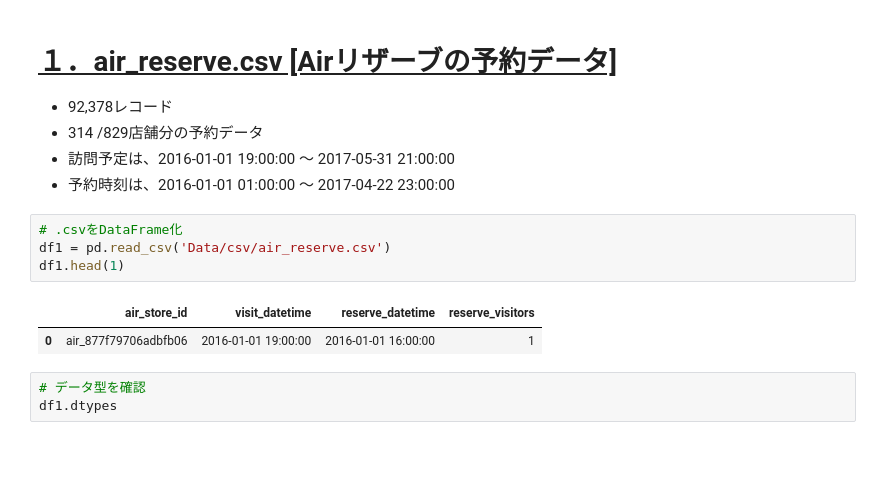
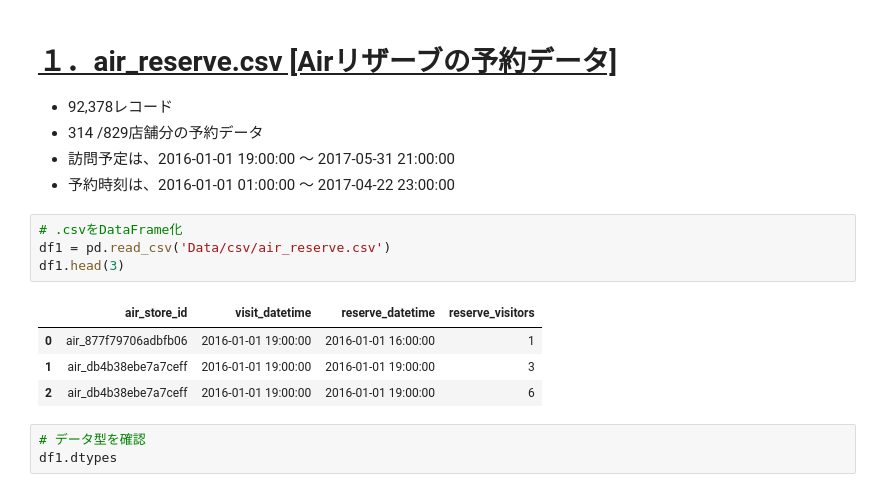
Before and after one commit to selectfromwhere/Restaurant_Visitor_Forecasting, a Jupyter notebook: check_data_fix.ipynb, the cells around one changed output. Cells and saved outputs as stored; diff of their text form; blank space fills up the shorter version.

```diff
--- a/check_data_fix.ipynb
+++ b/check_data_fix.ipynb
@@ -26,10 +77,12 @@ sns.choose_colorbrewer_palette('sequential');
 # %%
 # .csvをDataFrame化
 df1 = pd.read_csv('Data/csv/air_reserve.csv')
-df1.head(1)
+df1.head(3)
 # %% [output]
 |  | air_store_id | visit_datetime | reserve_datetime | reserve_visitors |
 | 0 | air_877f79706adbfb06 | 2016-01-01 19:00:00 | 2016-01-01 16:00:00 | 1 |
+| 1 | air_db4b38ebe7a7ceff | 2016-01-01 19:00:00 | 2016-01-01 19:00:00 | 3 |
+| 2 | air_db4b38ebe7a7ceff | 2016-01-01 19:00:00 | 2016-01-01 19:00:00 | 6 |
 # %%
 # データ型を確認
 df1.dtypes
```
Also changed, not shown: parts of 59 cells of this notebook.
